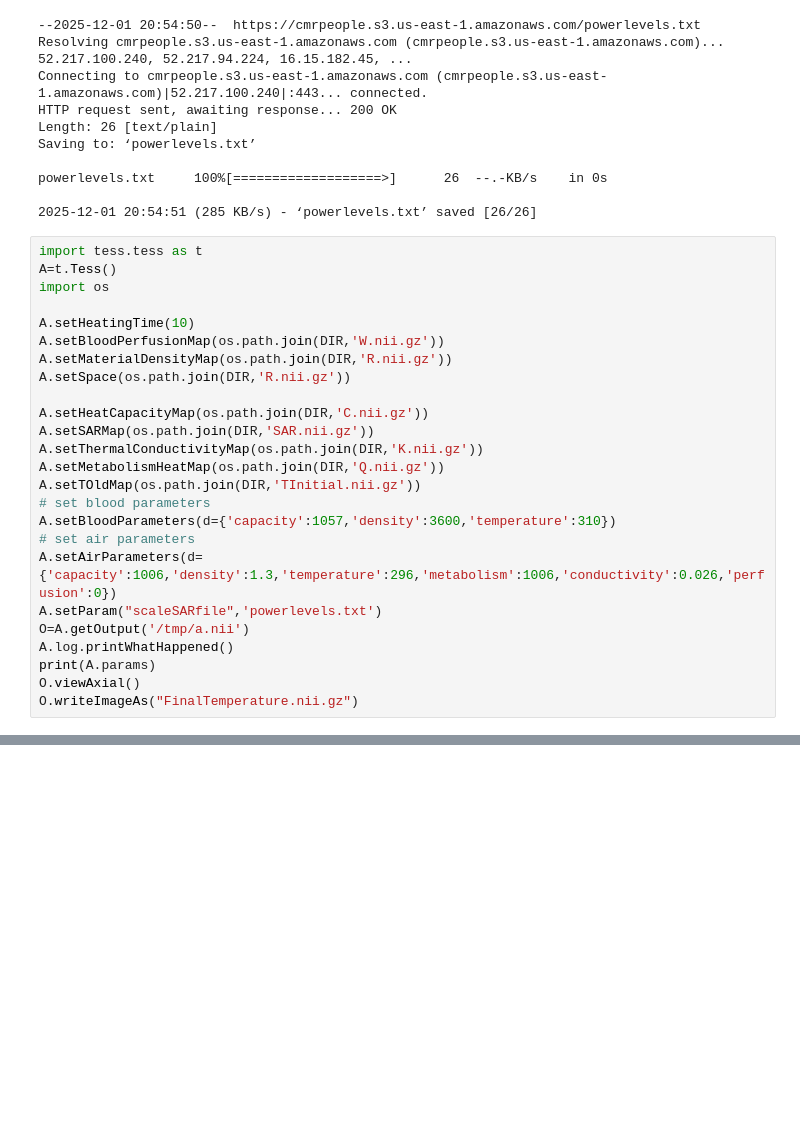
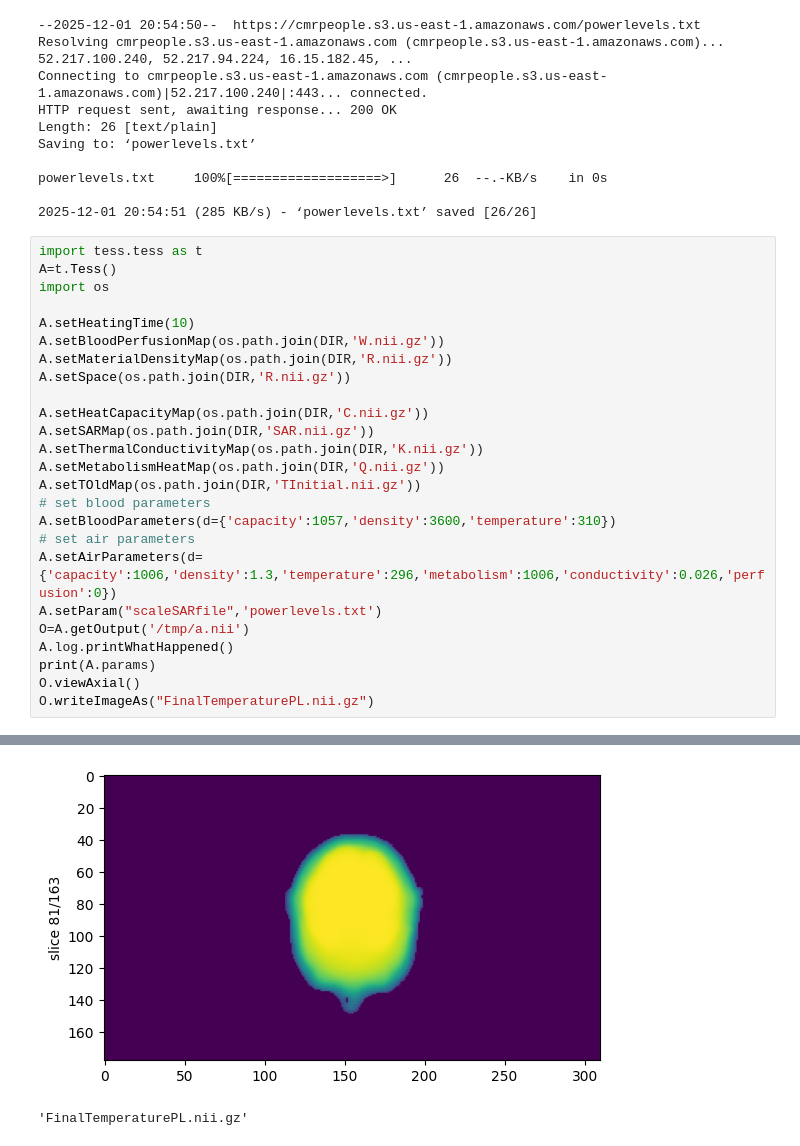
Before and after one commit to cloudmrhub/tess-tools, a Jupyter notebook: tess_tools.ipynb, the cells around one changed output, grey strips where cells are left out. Drawn from its saved outputs; the diff is of its cells as text; blank space fills up the shorter version.

```diff
--- a/tess_tools.ipynb
+++ b/tess_tools.ipynb
@@ -102,6 +102,6 @@ O=A.getOutput('/tmp/a.nii')
 A.log.printWhatHappened()
 print(A.params)
 O.viewAxial()
-O.writeImageAs("FinalTemperature.nii.gz")
+O.writeImageAs("FinalTemperaturePL.nii.gz")
 # %% [output]
 Using executable /usr/local/lib/python3.12/dist-packages/tess/bin/cpptemperature
@@ -107,0 +117,2 @@ Using executable /usr/local/lib/python3.12/dist-packages/tess/bin/cpptemperature
+[figure, added]
+'FinalTemperaturePL.nii.gz'
```
Also changed, not shown: parts of 10 cells of this notebook.
